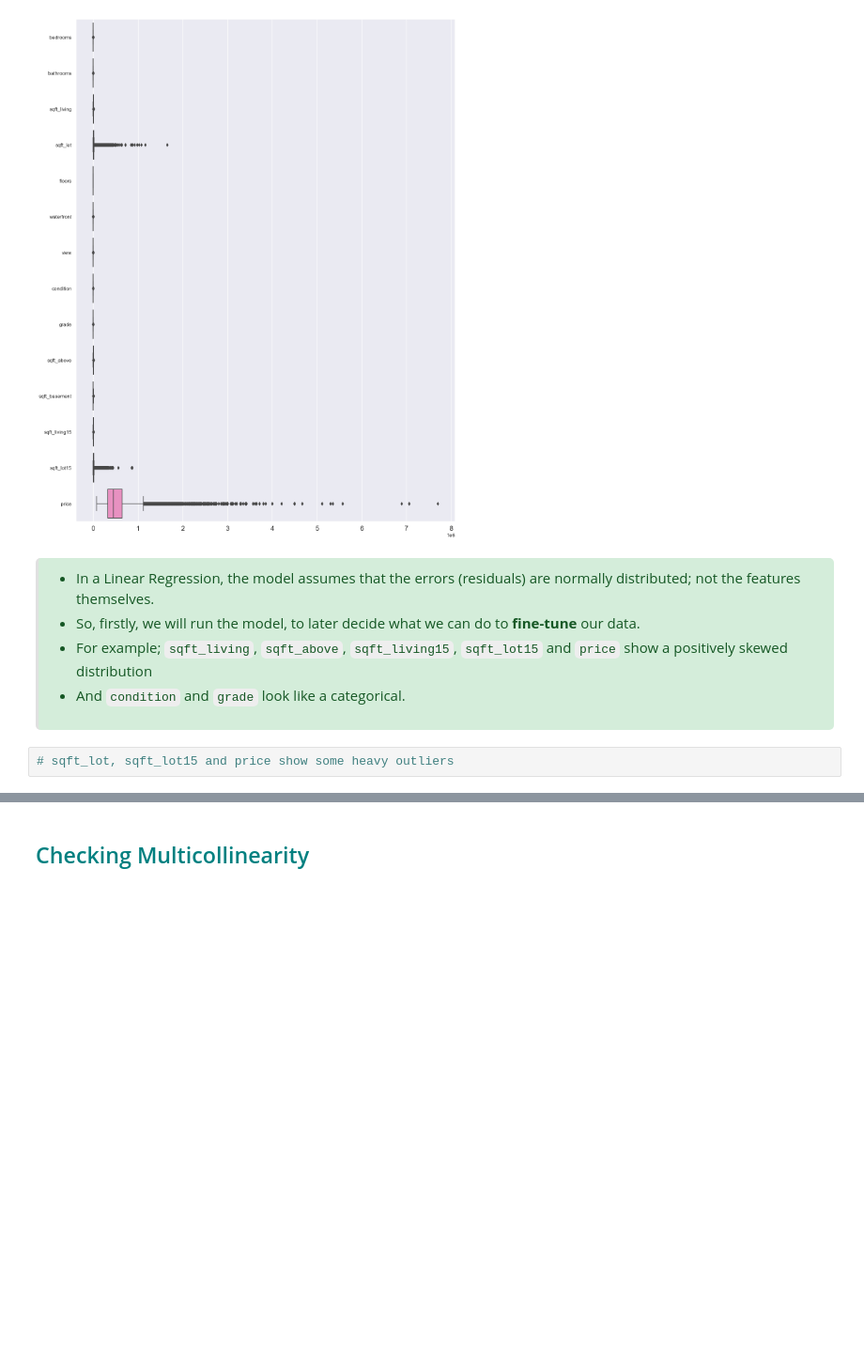
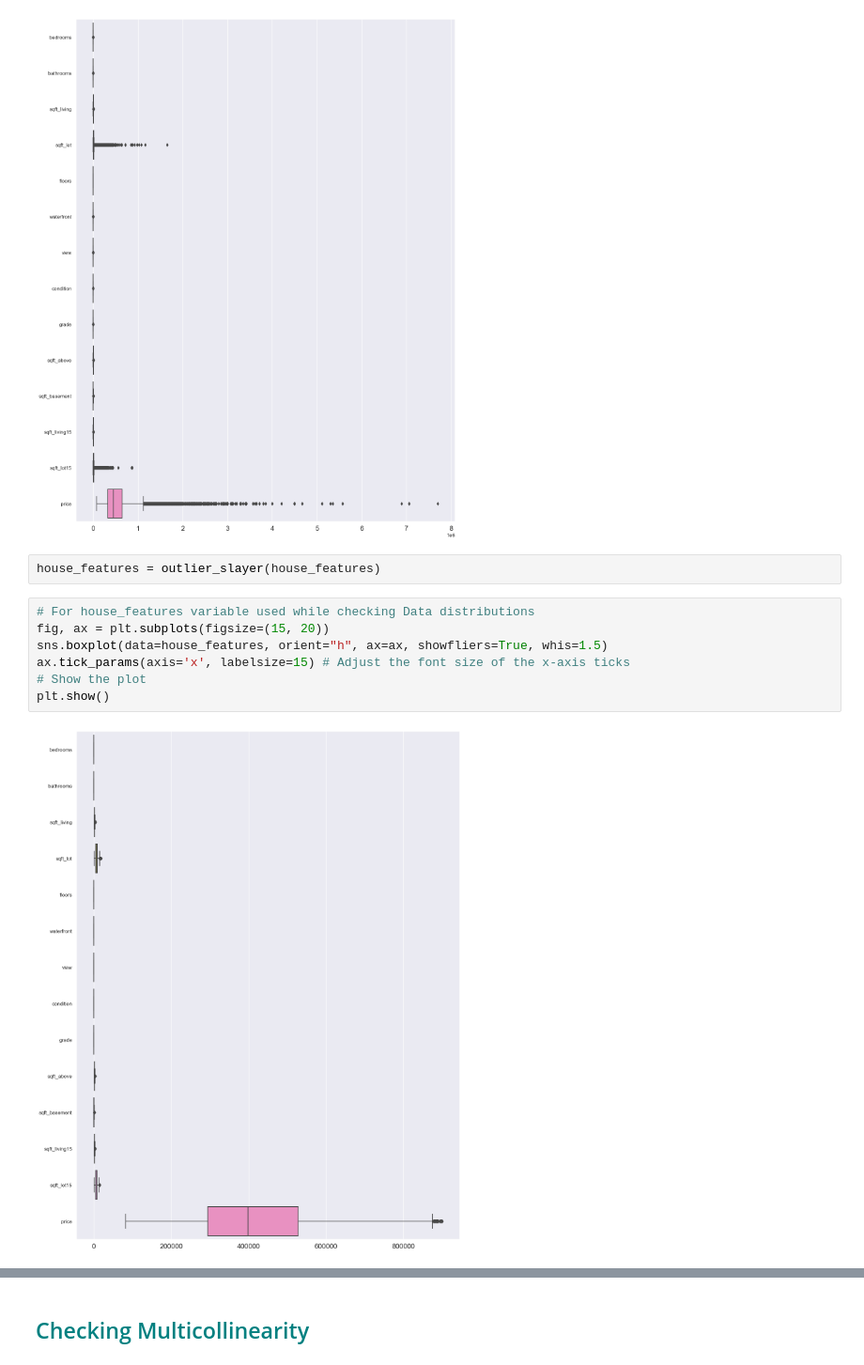
Before and after one commit to jesus-jpeg/patent-pending, a Jupyter notebook: 03_python_scripts/03_eda.ipynb, the cells around one changed output, grey strips where cells are left out. Shown at 94% size. Drawn from its saved outputs; the diff is of its cells as text; blank space fills up the shorter version.

```diff
--- a/03_python_scripts/03_eda.ipynb
+++ b/03_python_scripts/03_eda.ipynb
@@ -181,13 +181,14 @@ ax.tick_params(axis='x', labelsize=15) # Adjust the font size of the x-axis tick
 plt.show()
 # %% [output]
 [figure]
-# %% [markdown]
-<blockquote style="background-color: #d4edda; color: #155724; border-color: #c3e6cb; padding: 10px; border-radius: 5px;">
-
-* In a Linear Regression, the model assumes that the errors (residuals) are normally distributed; not the features themselves.
-* So, firstly, we will run the model, to later decide what we can do to **fine-tune** our data.
-* For example; `sqft_living`, `sqft_above`, `sqft_living15`, `sqft_lot15` and `price` show a positively skewed distribution
-* And `condition` and `grade` look like a categorical.
-</blockquote>
-# %%
-# sqft_lot, sqft_lot15 and price show some heavy outliers
+# %%
+house_features = outlier_slayer(house_features)
+# %%
+# For house_features variable used while checking Data distributions
+fig, ax = plt.subplots(figsize=(15, 20))
+sns.boxplot(data=house_features, orient="h", ax=ax, showfliers=True, whis=1.5)
+ax.tick_params(axis='x', labelsize=15) # Adjust the font size of the x-axis ticks
+# Show the plot
+plt.show()
+# %% [output]
+[figure, added]
```
Also changed, not shown: parts of 6 cells of this notebook, 3 other files.
